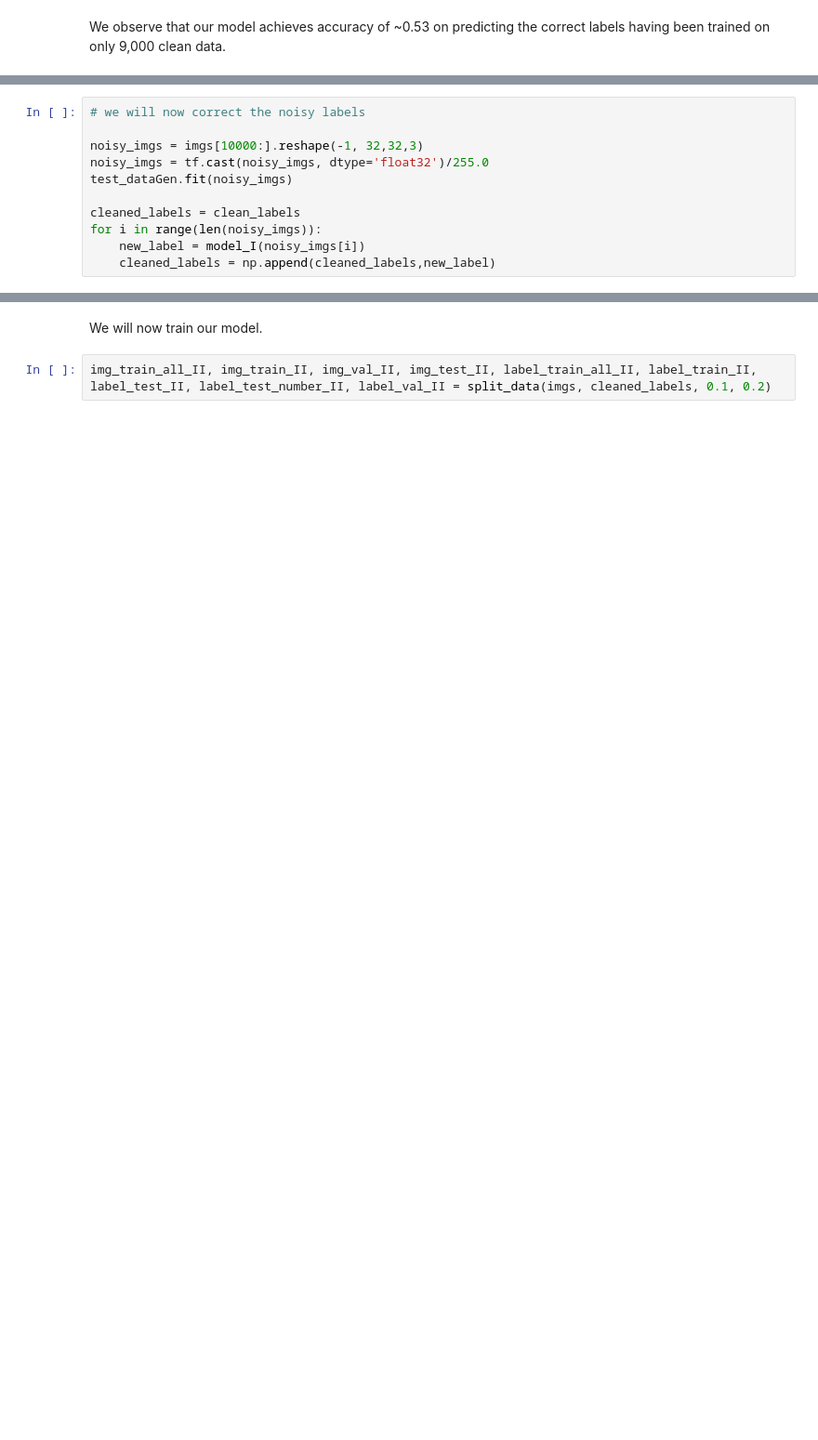
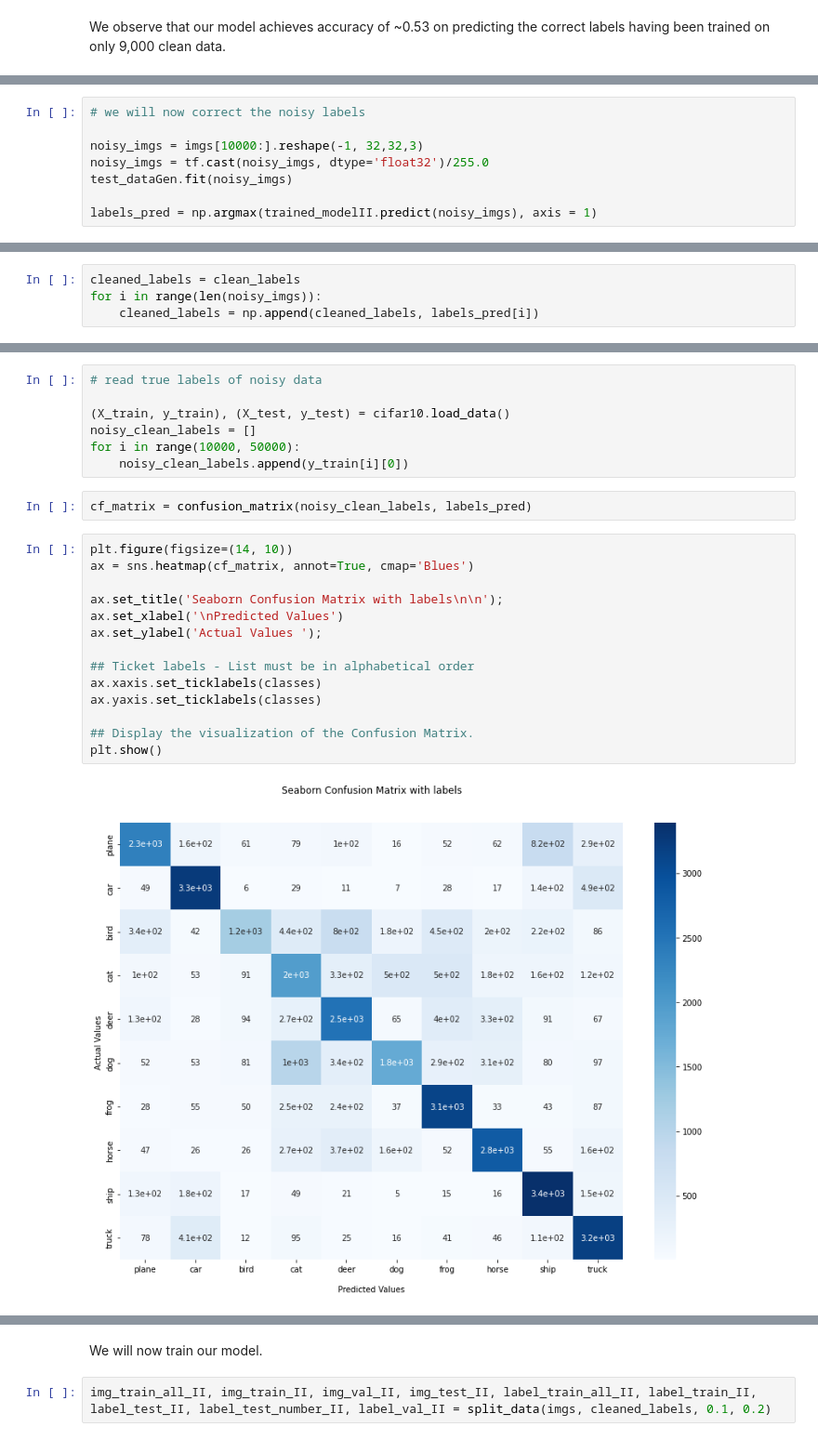
Before and after one commit to TZstatsADS/spring-2022-prj3-group6, a Jupyter notebook: doc/main.ipynb, the cells around one changed output, grey strips where cells are left out. Shown: that part at 93% size. Cells and saved outputs as stored; diff of their text form; blank space fills up the shorter version.

```diff
--- a/doc/main.ipynb
+++ b/doc/main.ipynb
@@ -406,7 +432,4 @@ noisy_imgs = imgs[10000:].reshape(-1, 32,32,3)
 noisy_imgs = tf.cast(noisy_imgs, dtype='float32')/255.0
 test_dataGen.fit(noisy_imgs)
 
-cleaned_labels = clean_labels
-for i in range(len(noisy_imgs)):
-    new_label = model_I(noisy_imgs[i])
-    cleaned_labels = np.append(cleaned_labels,new_label)
+labels_pred = np.argmax(trained_modelII.predict(noisy_imgs), axis = 1)
@@ -412,0 +440,4 @@ for i in range(len(noisy_imgs)):
+# %%
+cleaned_labels = clean_labels
+for i in range(len(noisy_imgs)):
+    cleaned_labels = np.append(cleaned_labels, labels_pred[i])
@@ -412,0 +446,25 @@ for i in range(len(noisy_imgs)):
+# %%
+# read true labels of noisy data
+
+(X_train, y_train), (X_test, y_test) = cifar10.load_data()
+noisy_clean_labels = []
+for i in range(10000, 50000):
+    noisy_clean_labels.append(y_train[i][0])
+# %%
+cf_matrix = confusion_matrix(noisy_clean_labels, labels_pred)
+# %%
+plt.figure(figsize=(14, 10))
+ax = sns.heatmap(cf_matrix, annot=True, cmap='Blues')
+
+ax.set_title('Seaborn Confusion Matrix with labels\n\n');
+ax.set_xlabel('\nPredicted Values')
+ax.set_ylabel('Actual Values ');
+
+## Ticket labels - List must be in alphabetical order
+ax.xaxis.set_ticklabels(classes)
+ax.yaxis.set_ticklabels(classes)
+
+## Display the visualization of the Confusion Matrix.
+plt.show()
+# %% [output]
+[figure, added]
```
Also changed, not shown: parts of 21 cells of this notebook.
